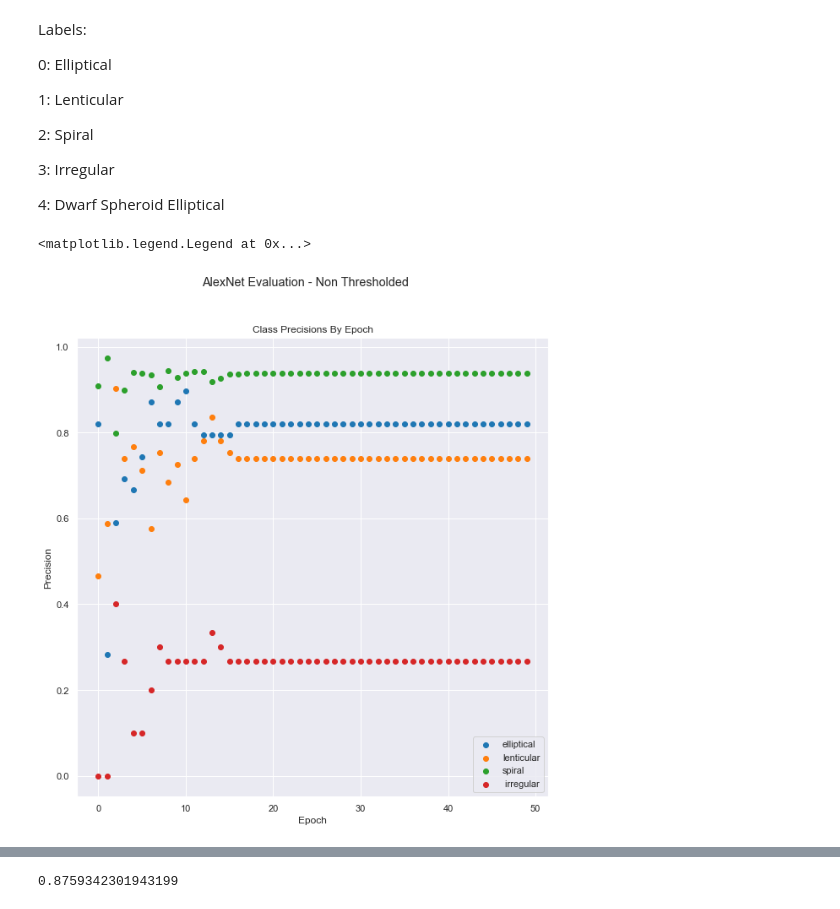
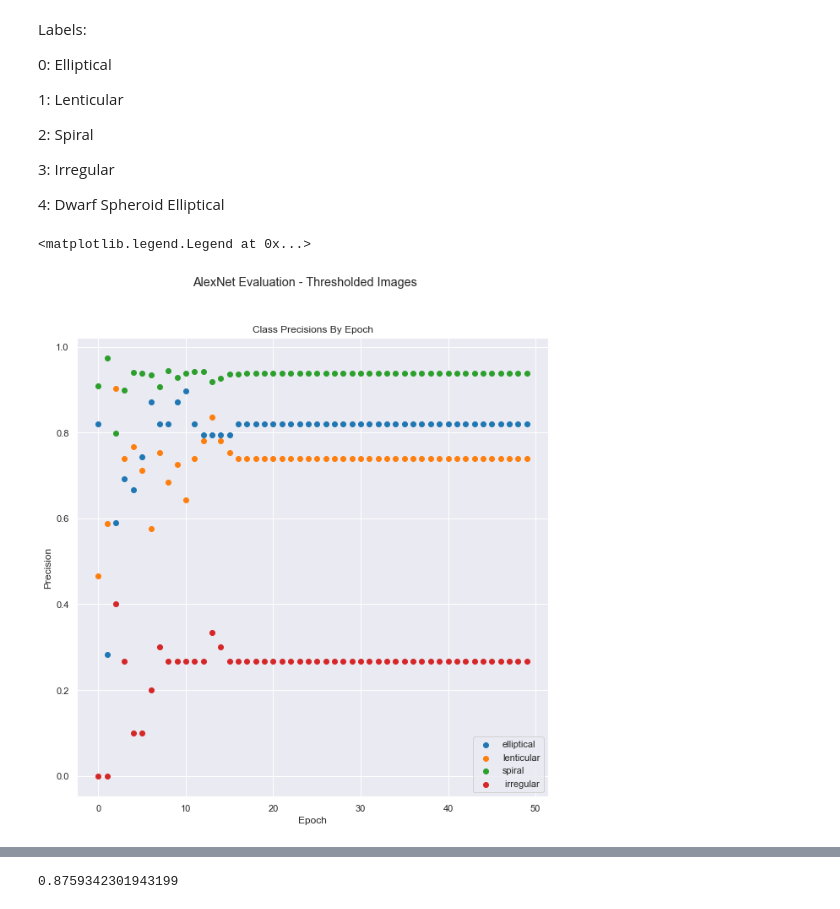
Before and after one commit to frankmaayn/galaxy_computer_vision_with_EFIGI_data, a Jupyter notebook: Notebooks/AlexNet_Eval_Threshold.ipynb, the cells around one changed output, grey strips where cells are left out. Saved outputs shown, nothing was run; the diff lists cells and outputs as text; code cells hidden in the pictures.

Commit message:
Evaluate CNN on thresholded images Evaluate CNN on thresholded images
Evaluate CNN on thresholded images

```diff
--- a/Notebooks/AlexNet_Eval_Threshold.ipynb
+++ b/Notebooks/AlexNet_Eval_Threshold.ipynb
@@ -27,24 +27,24 @@ label_names=["elliptical", "lenticular", "spiral"," irregular", "dwarf_elliptica
 # %%
 import seaborn as sns
 import pandas as pd
 import matplotlib.pyplot as plt
 sns.set_theme(style="darkgrid")
 sns.set_palette(sns.color_palette("tab10"))
 fig, ax = plt.subplots(figsize=(10, 10))
-fig.suptitle('AlexNet Evaluation - Non Thresholded')
+fig.suptitle('AlexNet Evaluation - Thresholded Images')
 ax.set_title("Class Precisions By Epoch")
 ax.set_xlabel("Epoch")
 ax.set_ylabel("Precision")
 for label in range(len(epoch_metrics["epoch_precisions"])):
     num_epochs = range(len(epoch_metrics["epoch_precisions"][label]))
     precisions = epoch_metrics["epoch_precisions"][label]
     df = pd.DataFrame(data={"x": num_epochs, "y": precisions})
     plt.scatter(num_epochs, precisions, label=label_names[label])
 
 ax.legend()
 # %% [output]
 <matplotlib.legend.Legend at 0x...>
-[figure, old version]
+[figure, new version]
 # %%
 import seaborn as sns
 import pandas as pd
```
Also changed, not shown: parts of 8 cells of this notebook.
